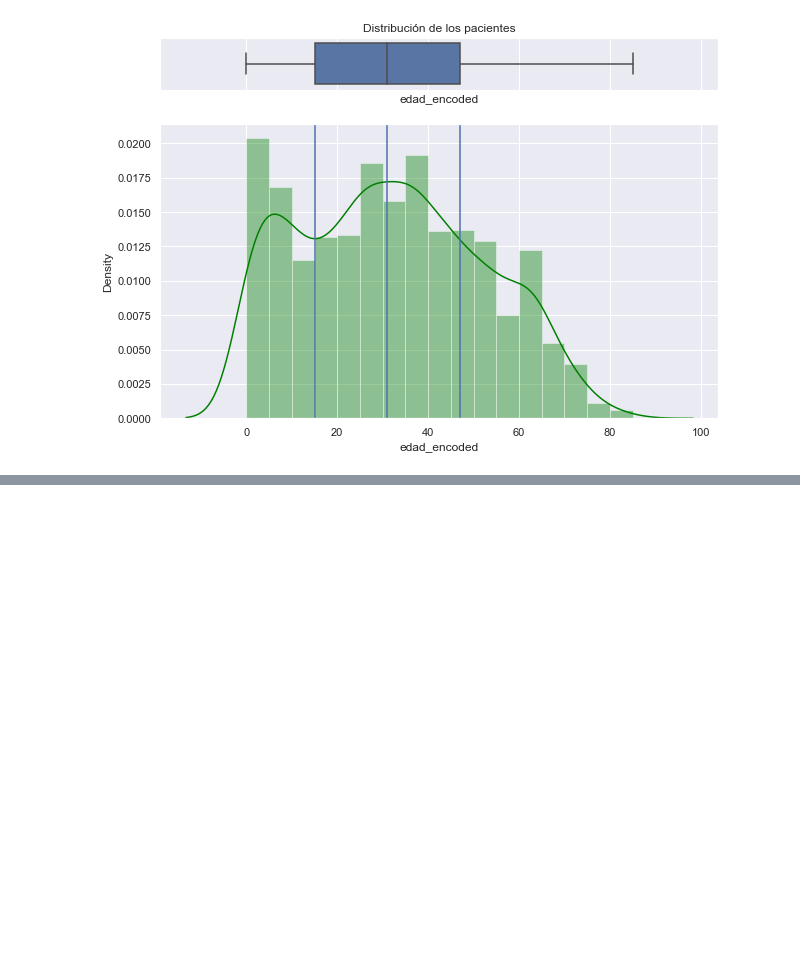
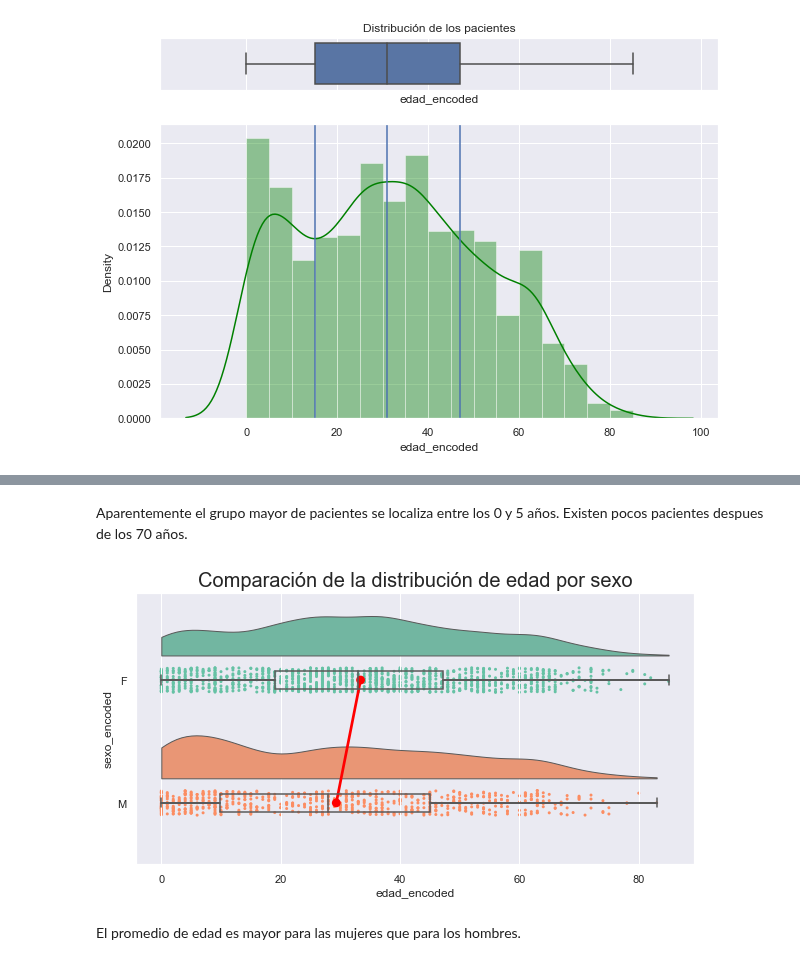
Before and after one commit to JuanMajul/Mentoria_DiploDatos2021, a Jupyter notebook: Análisis demanda.ipynb, the cells around one changed output, grey strips where cells are left out. Saved outputs shown, nothing was run; the diff lists cells and outputs as text; code cells hidden in the pictures; blank space fills up the shorter version.

```diff
--- a/Análisis demanda.ipynb
+++ b/Análisis demanda.ipynb
@@ -59,0 +72,16 @@ plt.show()
+# %% [markdown]
+Aparentemente el grupo mayor de pacientes se localiza entre los 0 y 5 años. Existen pocos pacientes despues de los 70 años.
+# %%
+import ptitprince as pt
+
+plt.figure(figsize=(10,5))
+
+ax=pt.RainCloud(x = 'sexo_encoded', y = 'edad_encoded',orient='h', data = df, pointplot = True)
+
+plt.title("Comparación de la distribución de edad por sexo",fontsize=20)
+
+plt.show()
+# %% [output]
+[figure, added]
+# %% [markdown]
+El promedio de edad es mayor para las mujeres que para los hombres.
```
Also changed, not shown: parts of 1 cell of this notebook.
